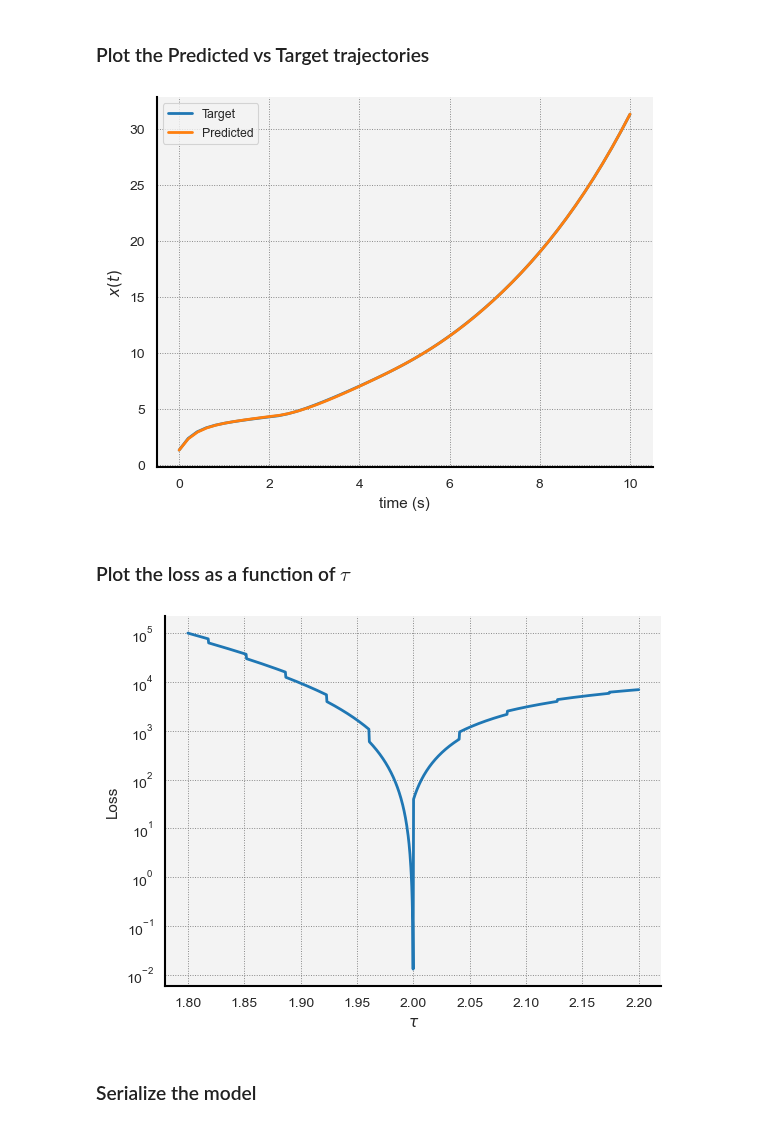
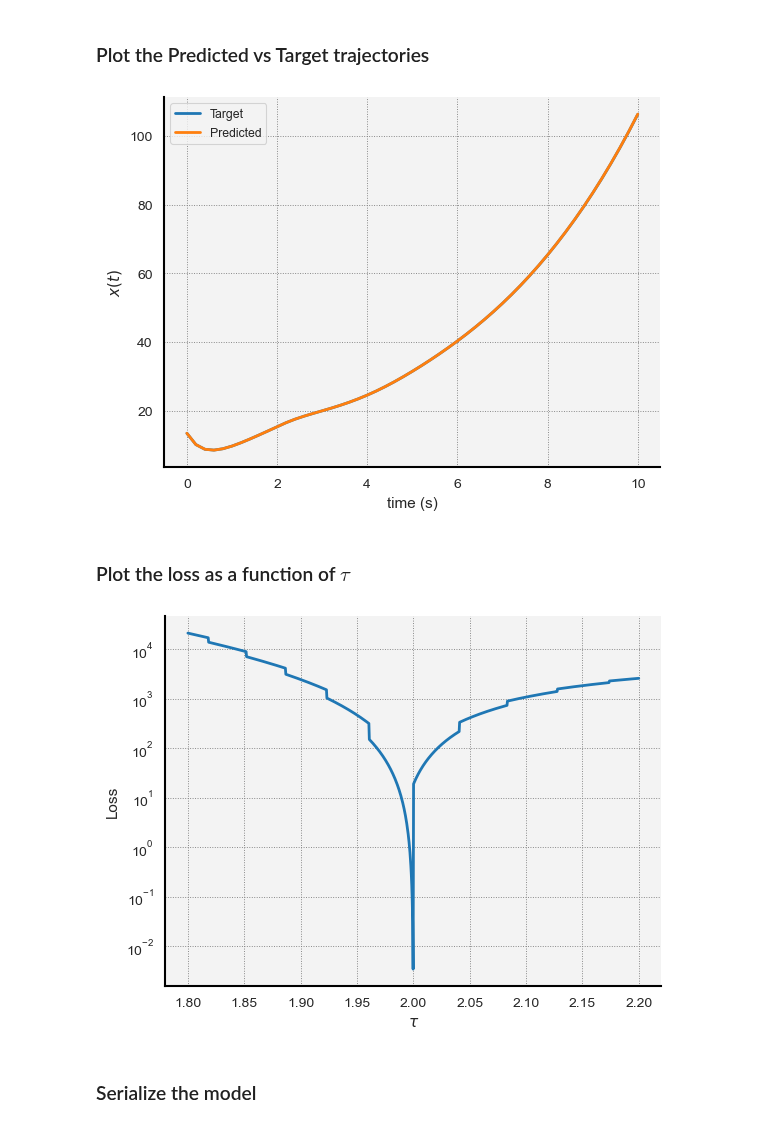
Before and after one commit to punkduckable/NDDE, a Jupyter notebook: NDDE.ipynb, the cells around one changed output. Cells and saved outputs as stored; diff of their text form; code cells hidden in the pictures.

```diff
--- a/NDDE.ipynb
+++ b/NDDE.ipynb
@@ -138,23 +138,23 @@ X0_MODEL    = X0_Model(a, b);
 # HIV
 
 # Pick a starting position, tau, and x0
-tau     = (tau_Target + 1.0).clone().detach().requires_grad_(True);
-a       = (a_Target).clone().detach().requires_grad_(True);
-b       = (b_Target).clone().detach().requires_grad_(True);
+tau     = (tau_Target*3.0).clone().detach().requires_grad_(True);
+a       = (a_Target*1.0).clone().detach().requires_grad_(True);
+b       = (b_Target*1.0).clone().detach().requires_grad_(True);
 T       = torch.clone(T_Target).requires_grad_(False);
 
 # Set up a NDDE object. We will try to train the enclosed model to match the one we used to generate the above plot.
-F_MODEL     = F_Model(  k   = .0343      ,#+ 0.05,
-                        T0  = 1800.0    ,#* 0.9,
-                        m   = 2.0       ,#+ 0.3,
-                        d   = 0.05      ,#* 1.1,
-                        np  = 0.43      ,#+ 0.05,
-                        N   = 48.0      ,#- 5.0,
-                        c   = 3.0       )#* 0.9);
+F_MODEL     = F_Model(  k   = .0343,#     * 1.1,
+                        T0  = 1800.0,#    * 0.9,
+                        m   = 2.0,#       + 0.3,
+                        d   = 0.05,#      * 1.1,
+                        np  = 0.43,#      + 0.05,
+                        N   = 48.0,#      - 5.0,
+                        c   = 3.0)#       * 0.9);
 X0_MODEL    = X0_Model(a, b);
 
 # Settings for training
-N_Epochs        : int       = 2000;
+N_Epochs        : int       = 1000;
 Learning_Rate   : float     = 0.01;
 Loss_Threshold  : float     = 0.01;             # Will exit when loss drops below this.
 
@@ -163,7 +163,7 @@ DDE_Module  = NDDE(F = F_MODEL, X0 = X0_MODEL);
 
 
 # Select the optimizer, number of epochs.
-Param_List  : List  = [tau] #+ list(F_MODEL.parameters())# + list(X0_MODEL.parameters());
+Param_List  : List  = [tau] #+ list(X0_MODEL.parameters()) + list(F_MODEL.parameters());
 Optimizer           = torch.optim.Adam(Param_List, lr = Learning_Rate);
 Scheduler           = torch.optim.lr_scheduler.CosineAnnealingLR(
                                             optimizer   = Optimizer,
@@ -205,16 +206,16 @@ converged after 156 epochs
 # %%
 ####################################################################################################
 # Plot target, final trajectory
 
 plt.figure(1);
-plt.plot(t_Target,  x_Target[1].detach().numpy(),   label = "true");
-plt.plot(t_Predict, x_Predict[1].detach().numpy(),  label = "discovered");
+plt.plot(t_Target,  x_Target[:,  1].detach().numpy(),   label = "true");
+plt.plot(t_Predict, x_Predict[:, 1].detach().numpy(),  label = "discovered");
 seaborn.despine();
 plt.xlabel("time (s)");
 plt.ylabel(r"$x(t)$");
 plt.legend(["Target","Predicted"]);
 # %% [output]
-[figure, old version]
+[figure, new version]
 # %% [markdown]
 ### Plot the loss as a function of $\tau$
 # %%
@@ -226,22 +227,22 @@ plt.legend(["Target","Predicted"]);
 Model = F_Target;
 
 # Set up a grid of tau values. We will find the loss at each one.
-N_Steps : int = 1000;
-grid_tau = torch.linspace(1.8, 2.2, steps = N_Steps, requires_grad = True);
-Loss_tau = torch.zeros(N_Steps);
+N_Steps : int   = 1000;
+grid_tau        = torch.linspace(1.8, 2.2, steps = N_Steps, requires_grad = True);
+Loss_tau        = torch.zeros(N_Steps);
 
 for i in range(N_Steps):
     # Find predictions for ith tau value.
     Predictions_i : torch.Tensor = DDE_Solver(Model, X0_Target, grid_tau[i], T)[0];
 
     # Interpolate true solution on the time step grid for this solution.
-    N_i                 : int           = Predictions_i.shape[1];
-    x_Interp                            = interpolate.interp1d(t_Target.detach().numpy(), x_Target.detach().numpy());
+    N_i                 : int           = Predictions_i.shape[0];
+    x_Interp                            = interpolate.CubicSpline(t_Target.detach().numpy(), x_Target.detach().numpy());
     t_Values            : numpy.ndarray = numpy.linspace(start = 0, stop = T.item(), num = N_i);
-    Targets_i           : torch.Tensor  = torch.from_numpy(x_Interp(t_Values));
+    Targets_i           : torch.Tensor  = torch.from_numpy(x_Interp(t_Values)).to(dtype = torch.float32);
 
     # Compute loss
-    Loss_tau[i] = Integral_Loss(Predictions_i, Targets_i, t_Values, l) + G(Targets_i[:, -1], Predictions_i[:, -1]);
+    Loss_tau[i] = Integral_Loss(Predictions_i, Targets_i, t_Values, l) + G(Targets_i[-1, :], Predictions_i[-1, :]);
 
 # Plot!
 plt.figure(2);
@@ -251,7 +252,7 @@ plt.xlabel(r"$\tau$");
 plt.ylabel("Loss");
 plt.yscale("log");
 # %% [output]
-[figure, old version]
+[figure, new version]
 # %% [markdown]
 ### Serialize the model
 # %%
```
Also changed, not shown: parts of 2 cells of this notebook, 3 other files.
